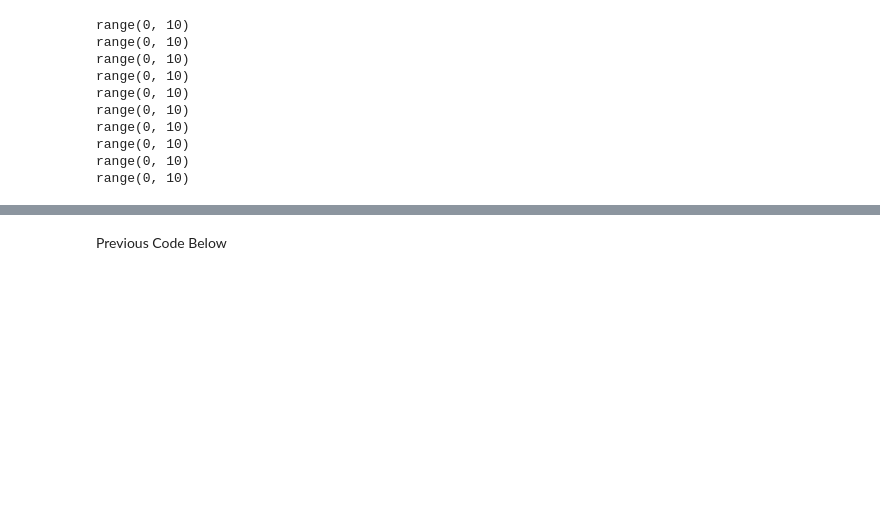
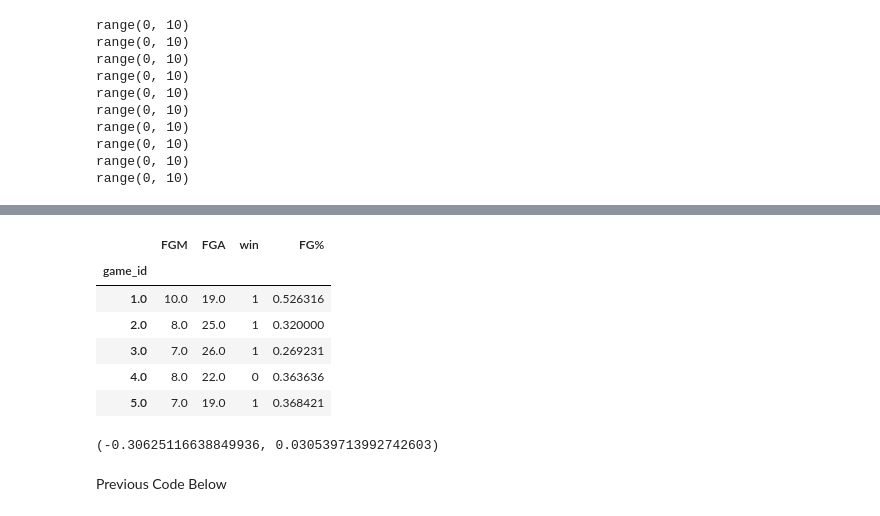
Before and after one commit to drdibble/NBA_API, a Jupyter notebook: nba_api.ipynb, the cells around one changed output, grey strips where cells are left out. Cells and saved outputs as stored; diff of their text form; code cells hidden in the pictures; blank space fills up the shorter version.

```diff
--- a/nba_api.ipynb
+++ b/nba_api.ipynb
@@ -153,5 +174,21 @@ AttributeError: 'DataFrame' object has no attribute 'get_group'
+# %%
+atb = full.loc[full["ZONE"] == 'Above the Break 3']
+atb_team = atb.groupby(['game_id']).sum()
+atb_team['win'] = np.where(atb_team['win']>=1, 1, 0)
+atb_team['FG%'] = atb_team['FGM'] / atb_team['FGA']
+atb_team.head()
+# %% [output]
+|  | FGM | FGA | win | FG% |
+| game_id |  |  |  |  |
+| 1.0 | 10.0 | 19.0 | 1 | 0.526316 |
+| 2.0 | 8.0 | 25.0 | 1 | 0.320000 |
+| 3.0 | 7.0 | 26.0 | 1 | 0.269231 |
+| 4.0 | 8.0 | 22.0 | 0 | 0.363636 |
+| 5.0 | 7.0 | 19.0 | 1 | 0.368421 |
 # %%
-pearsonr(,team['win'])
+pearsonr(atb_team['FGA'],atb_team['win'])
+# %% [output]
+(-0.30625116638849936, 0.030539713992742603)
 # %% [markdown]
 Previous Code Below
 # %%
```
Also changed, not shown: parts of 5 cells of this notebook, 5 other files.
